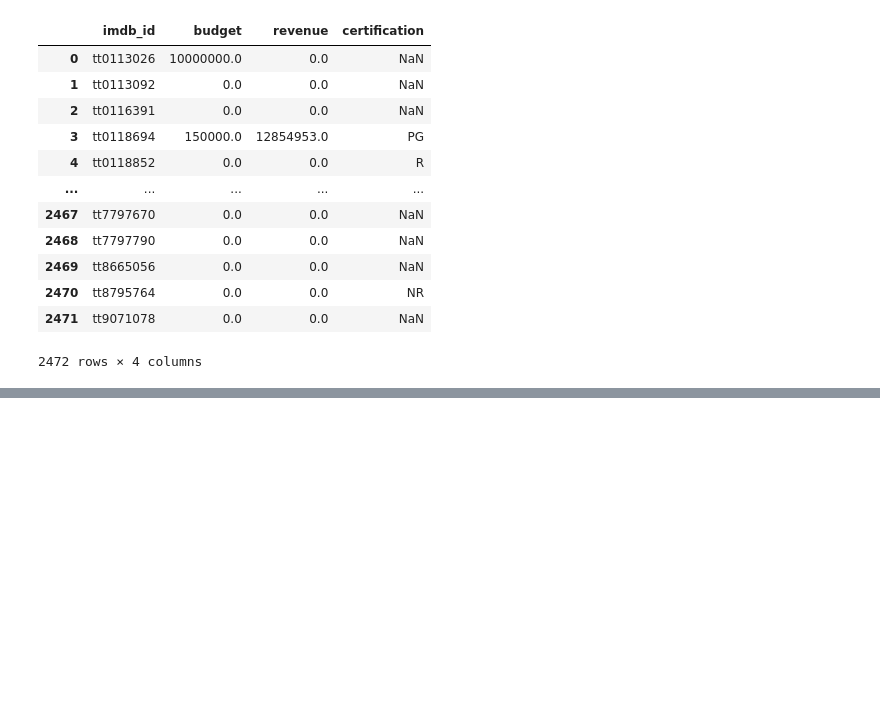
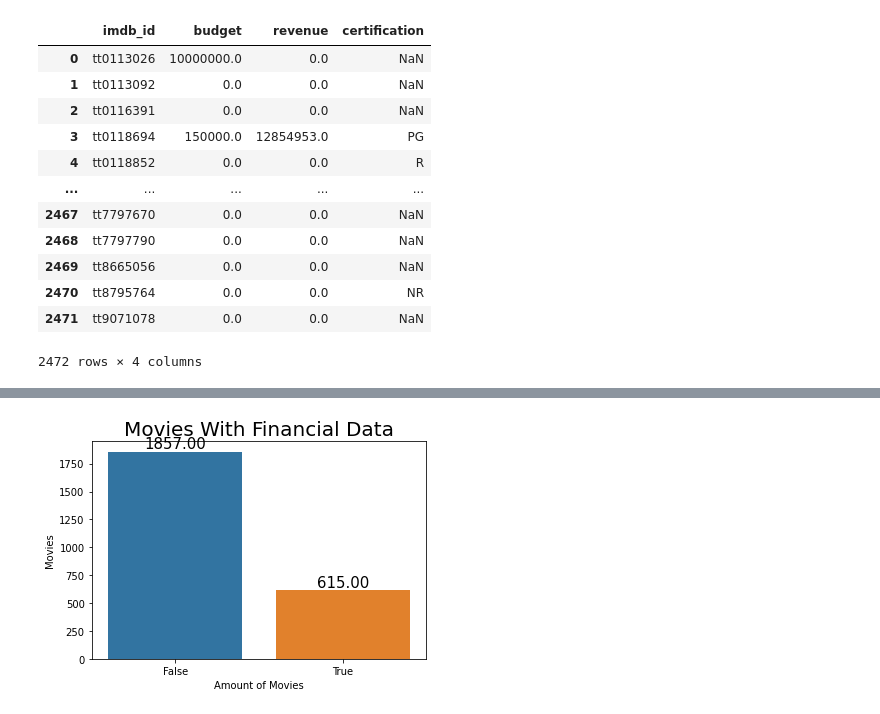
Before and after one commit to ChastityB/How-to-Make-The-Best-Movies, a Jupyter notebook: IMDB - How to Make The Best Movies Part 2 - Exploratory Data Analysis (EDA).ipynb, the cells around one changed output, grey strips where cells are left out. Saved outputs shown, nothing was run; the diff lists cells and outputs as text; code cells hidden in the pictures; blank space fills up the shorter version.

```diff
--- a/IMDB - How to Make The Best Movies Part 2 - Exploratory Data Analysis (EDA).ipynb
+++ b/IMDB - How to Make The Best Movies Part 2 - Exploratory Data Analysis (EDA).ipynb
@@ -105,0 +102,3 @@ ValueError: The truth value of a Series is ambiguous. Use a.empty, a.bool(), a.i
+# %%
+#used to filter out with boolean financial data
+filter_index = (df['budget']>0) | (df['revenue']>0)
@@ -105,0 +125,15 @@ ValueError: The truth value of a Series is ambiguous. Use a.empty, a.bool(), a.i
+# %%
+ax = sns.countplot(x = filter_index);
+plt.xlabel('Amount of Movies')
+plt.ylabel('Movies')
+ax.set_title('Movies With Financial Data', fontsize=20)
+
+#to show the amount of movies
+for bar in ax.patches:
+    ax.annotate(format(bar.get_height(), '.2f'),
+                   (bar.get_x() + bar.get_width() / 2,
+                    bar.get_height()), ha='center', va='center',
+                   size=15, xytext=(0, 8),
+                   textcoords='offset points')
+# %% [output]
+[figure, added]
```
Also changed, not shown: parts of 3 cells of this notebook, 2 other files.
